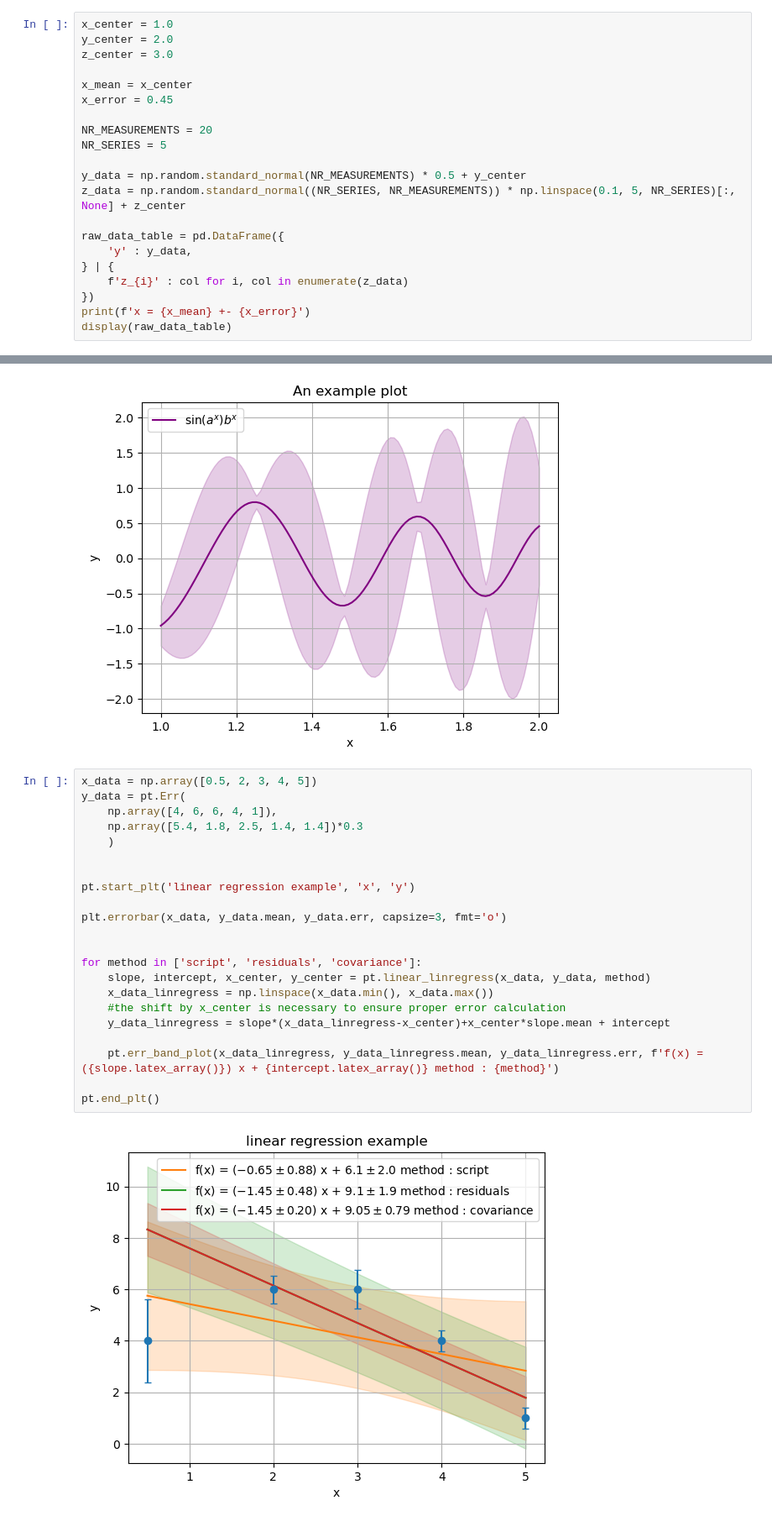
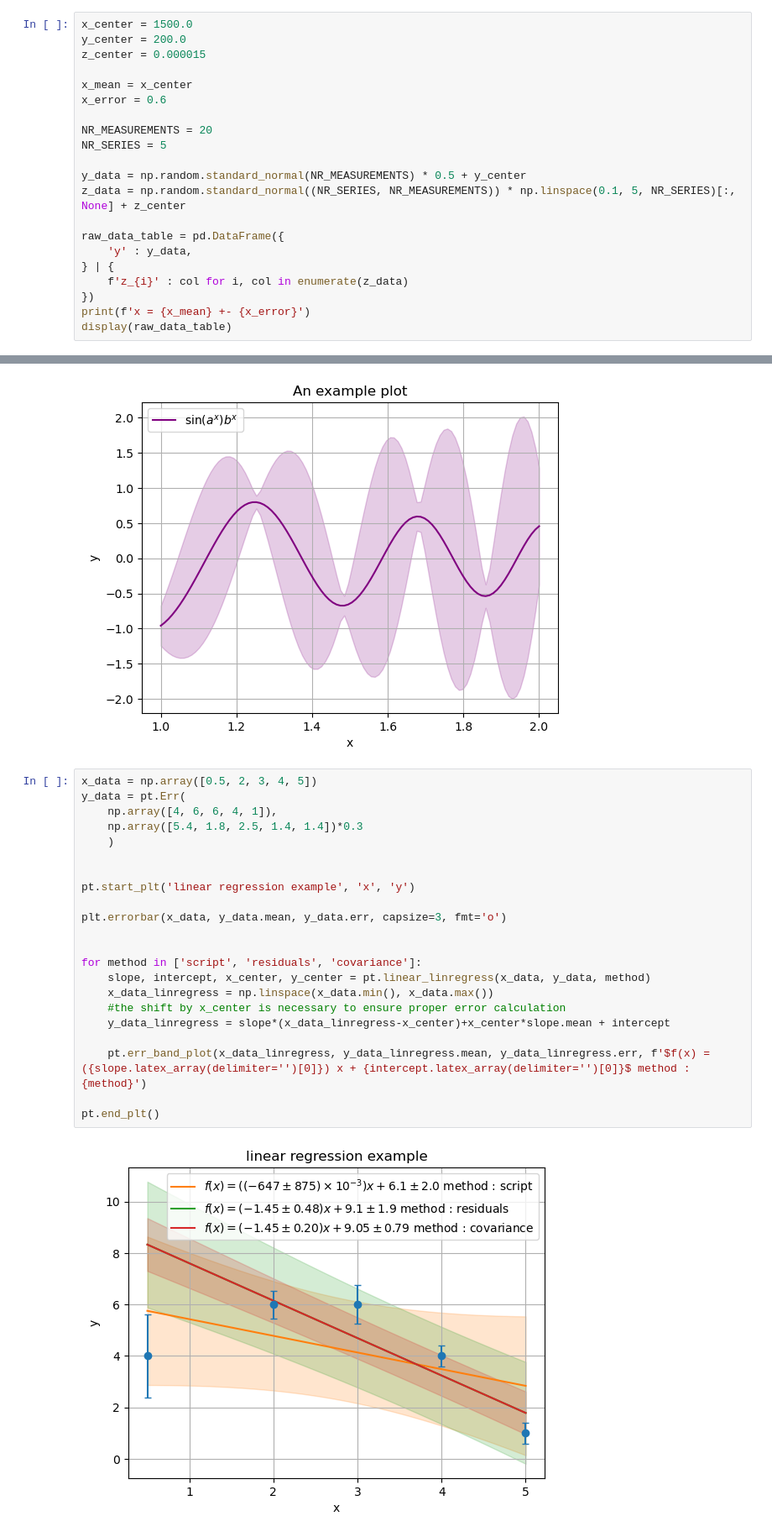
Before and after one commit to SecretGmG/PhysicsTool, a Jupyter notebook: examples.ipynb, the cells around one changed output, grey strips where cells are left out. Shown at 84% size. Cells and saved outputs as stored; diff of their text form.

```diff
--- a/examples.ipynb
+++ b/examples.ipynb
@@ -13,12 +13,12 @@ We are interested in the following 3 Quantities:
  - $y$: Of which we are given 10 measurements
  - $z$: Of which we are given 5 series of 10 measurements
 # %%
-x_center = 1.0
-y_center = 2.0
-z_center = 3.0
+x_center = 1500.0
+y_center = 200.0
+z_center = 0.000015
 
 x_mean = x_center
-x_error = 0.45
+x_error = 0.6
 
 NR_MEASUREMENTS = 20
 NR_SERIES = 5
@@ -260,24 +273,24 @@ pt.end_plt()
 # %%
 x_data = np.array([0.5, 2, 3, 4, 5])
 y_data = pt.Err(
     np.array([4, 6, 6, 4, 1]),
     np.array([5.4, 1.8, 2.5, 1.4, 1.4])*0.3
     )
 
 
 pt.start_plt('linear regression example', 'x', 'y')
 
 plt.errorbar(x_data, y_data.mean, y_data.err, capsize=3, fmt='o')
 
 
 for method in ['script', 'residuals', 'covariance']:
     slope, intercept, x_center, y_center = pt.linear_linregress(x_data, y_data, method)
     x_data_linregress = np.linspace(x_data.min(), x_data.max())
     #the shift by x_center is necessary to ensure proper error calculation
     y_data_linregress = slope*(x_data_linregress-x_center)+x_center*slope.mean + intercept
 
-    pt.err_band_plot(x_data_linregress, y_data_linregress.mean, y_data_linregress.err, f'f(x) = ({slope.latex_array()}) x + {intercept.latex_array()} method : {method}')
+    pt.err_band_plot(x_data_linregress, y_data_linregress.mean, y_data_linregress.err, f'$f(x) = ({slope.latex_array(delimiter='')[0]}) x + {intercept.latex_array(delimiter='')[0]}$ method : {method}')
 
 pt.end_plt()
 # %% [output]
-[figure, old version]
+[figure, new version]
```
Also changed, not shown: parts of 12 cells of this notebook, 3 other files.
